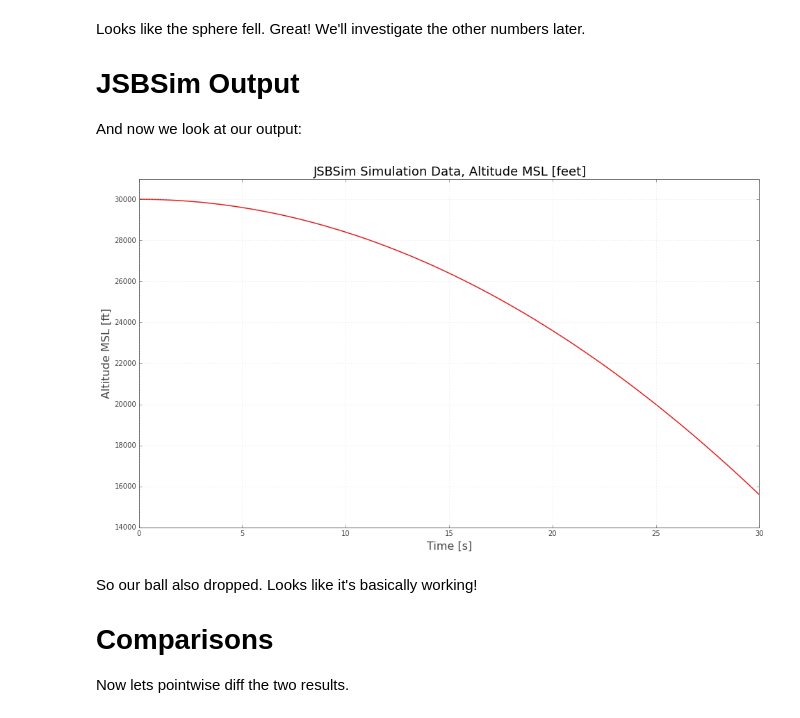
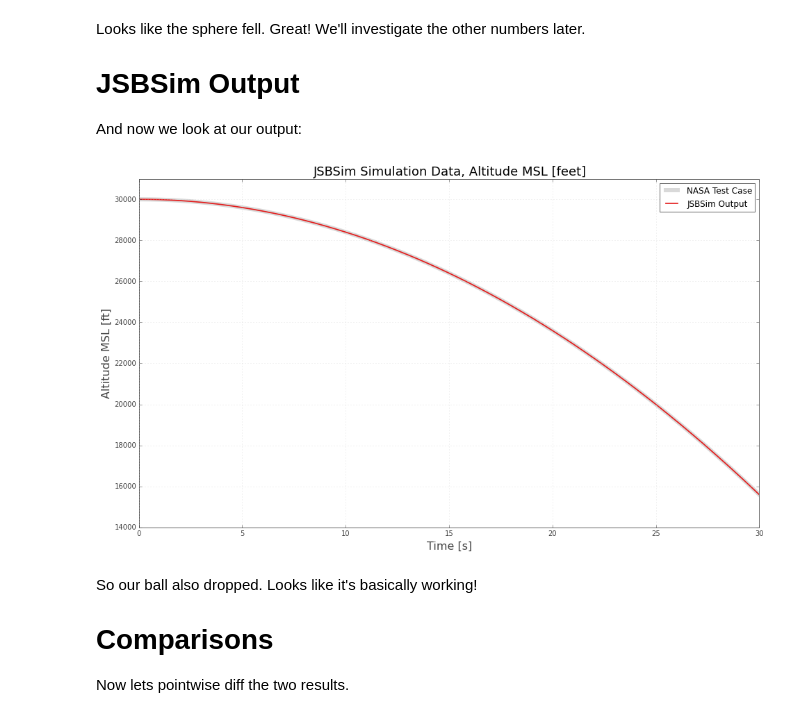
Before and after one commit to open-aerospace/jsbsim-nasa-test-cases, a Jupyter notebook: case-01-dragless_sphere/results.ipynb, the cells around one changed output. Drawn from its saved outputs; the diff is of its cells as text; code cells hidden in the pictures.

Commit message:
CHARTS: Overlay main result on top of NASA graph

```diff
--- a/case-01-dragless_sphere/results.ipynb
+++ b/case-01-dragless_sphere/results.ipynb
@@ -39,20 +39,22 @@ And now we look at our output:
 # %%
 columns = loadtxt("test/JSBSim-output.csv", delimiter=',', unpack=True, comments="T")
 j_times              = columns[ 0]
 j_altitudeMsl        = columns[ 1]
 j_longitude          = columns[22]
 j_localGravity       = columns[32]
 
 ax = plt.figure(figsize=(16,9))
 plt.title(r"JSBSim Simulation Data, Altitude MSL [feet]")
 plt.ylabel(r"Altitude MSL [ft]")
 plt.xlabel(r"Time [s]")
-plt.plot(j_times, j_altitudeMsl)
+plt.plot(n_times, n_altitudeMsl, color='k', lw=6, alpha=0.15, label="NASA Test Case")
+plt.plot(j_times, j_altitudeMsl, label="JSBSim Output")
+plt.legend(loc=0)
 ax.axes[0].set_ylim([14000,31000])
 ax.axes[0].set_xlim([0,30])
 plt.show()
 # %% [output]
-[figure, old version]
+[figure, new version]
 # %% [markdown]
 So our ball also dropped. Looks like it's basically working!
 
```
